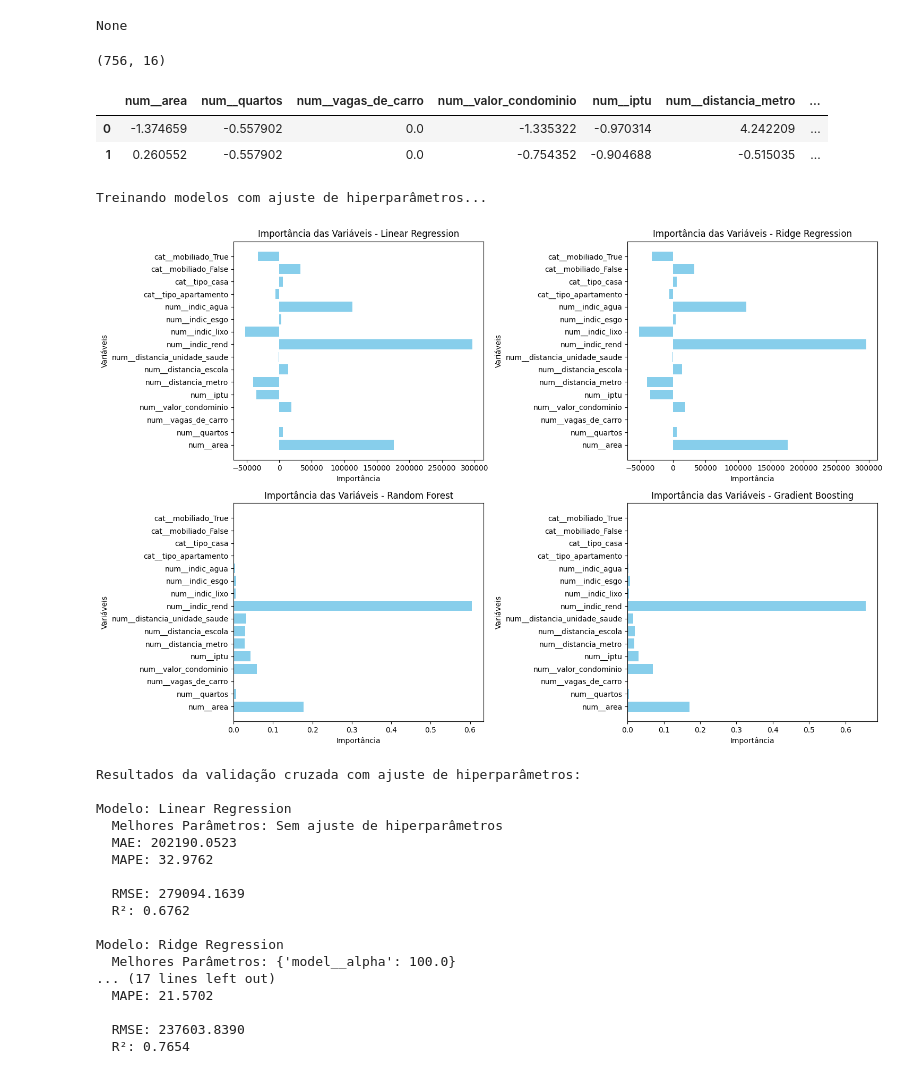
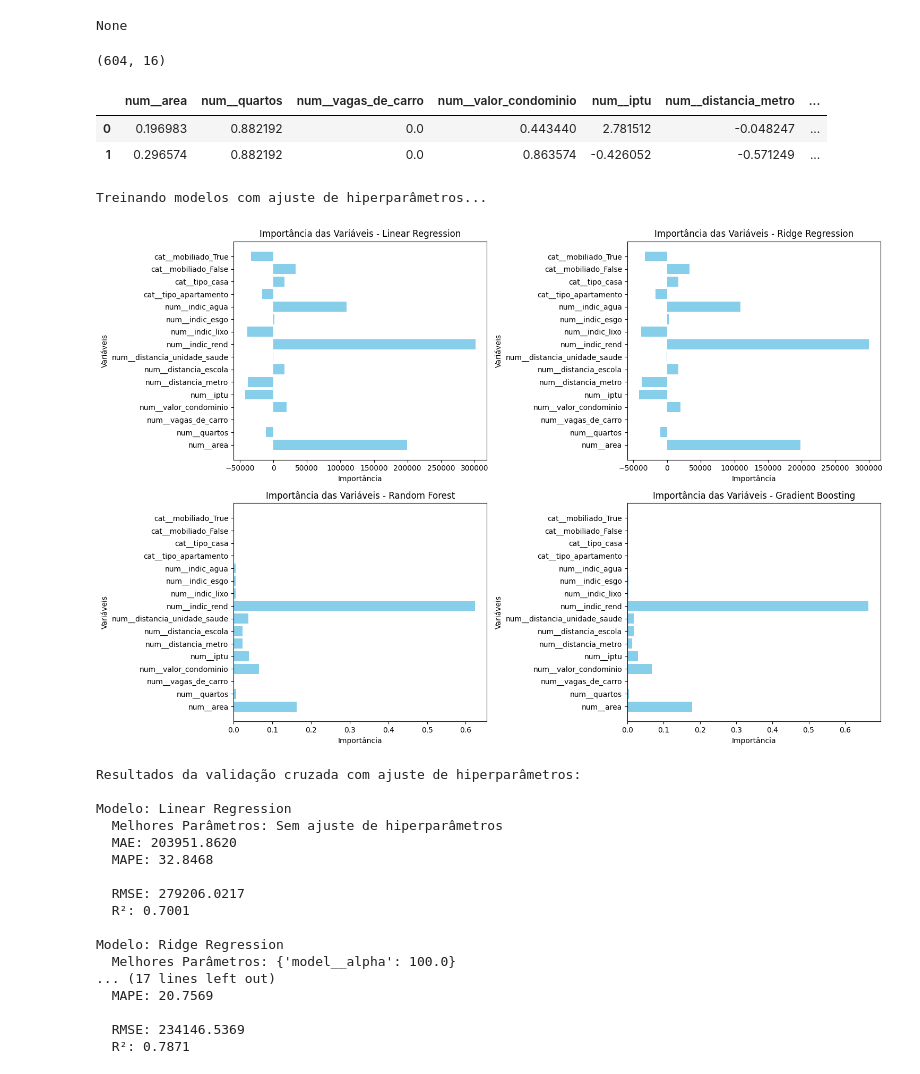
Before and after one commit to viniciusvianavieira/zap-imoveis-scraping-prediction, a Jupyter notebook: 4V - Predição-Zap-Imóveis-Vendas.ipynb, the cells around one changed output. Saved outputs shown, nothing was run; the diff lists cells and outputs as text; code cells hidden in the pictures.

```diff
--- a/4V - Predição-Zap-Imóveis-Vendas.ipynb
+++ b/4V - Predição-Zap-Imóveis-Vendas.ipynb
@@ -89,17 +89,20 @@ preprocessor = ColumnTransformer(
         ('cat', OneHotEncoder(handle_unknown='ignore'), colunas_categoricas + colunas_booleanas)
     ])
 
-X_scaled = preprocessor.fit_transform(X)
+# Aplicar o pré-processador nos dados de treino e teste
+X_train, X_test, y_train, y_test = train_test_split(X, y, test_size=0.2, random_state=42)
+X_train_scaled = preprocessor.fit_transform(X_train)
+X_test_scaled = preprocessor.fit_transform(X_test)
 # %%
-X_scaled_df = pd.DataFrame(X_scaled, columns=preprocessor.get_feature_names_out())
+X_train_scaled_df = pd.DataFrame(X_train_scaled, columns=preprocessor.get_feature_names_out())
 pd.set_option('display.max_columns', None)
-print(X_scaled_df.shape)
-display(X_scaled_df.head(2))
+print(X_train_scaled_df.shape)
+display(X_train_scaled_df.head(2))
 # %% [output]
-(756, 16)
+(604, 16)
 |  | num__area | num__quartos | num__vagas_de_carro | num__valor_condominio | num__iptu | num__distancia_metro | ... |
-| 0 | -1.374659 | -0.557902 | 0.0 | -1.335322 | -0.970314 | 4.242209 | ... |
-| 1 | 0.260552 | -0.557902 | 0.0 | -0.754352 | -0.904688 | -0.515035 | ... |
+| 0 | 0.196983 | 0.882192 | 0.0 | 0.443440 | 2.781512 | -0.048247 | ... |
+| 1 | 0.296574 | 0.882192 | 0.0 | 0.863574 | -0.426052 | -0.571249 | ... |
 # %%
 parametros = {
     "Linear Regression": {},  # Sem hiperparâmetros para ajustar
@@ -166,7 +169,7 @@ for nome, modelo in tqdm(modelos.items(), desc="Modelos treinados"):
             return_train_score=True
         )
         # Treinar o modelo
-        grid_search.fit(X_scaled, y)
+        grid_search.fit(X_train_scaled, y_train)
         lista_com_resultados.append({f"{modelo}" : grid_search.cv_results_})
 
         # Melhor modelo e desempenho
@@ -175,19 +178,20 @@ for nome, modelo in tqdm(modelos.items(), desc="Modelos treinados"):
         melhor_mae = -grid_search.best_score_  # Negativo porque usamos 'neg_mean_absolute_error'
     else:
         # Para modelos sem hiperparâmetros (como Linear Regression)
-        pipeline.fit(X_scaled, y)
+        pipeline.fit(X_train_scaled, y_train)
         melhor_modelo = pipeline
         melhor_params = "Sem ajuste de hiperparâmetros"
         melhor_mae = "Não aplicável"
 
     # Executar validação cruzada com o melhor modelo
     resultados_cv = cross_validate(
-        melhor_modelo, X_scaled, y, cv=5, scoring=scoring, return_train_score=False, n_jobs=-1
+        melhor_modelo, X_train_scaled, y_train, cv=5, scoring=scoring, return_train_score=False, n_jobs=-1
     )
 
     # Armazenar os resultados
     resultados_modelos[nome] = {
         'Melhores Parâmetros': melhor_params,
+        'Melhor Modelo': melhor_modelo,
         'MAE': -resultados_cv.get('test_MAE', np.array(0)).mean(),
         'MAPE': -resultados_cv.get('test_MAPE', np.array(0)).mean(),
         'RMSE': -resultados_cv.get('test_RMSE', np.array(0)).mean(),
@@ -206,39 +210,39 @@ num_linhas = (num_modelos + 1) // num_colunas  # Calculando as linhas para acomo
 
 # Criar a figura e os subgráficos
 plt.figure(figsize=(15, 5 * num_linhas))
 
 for i, (nome, modelo) in enumerate(modelos.items()):
     plt.subplot(num_linhas, num_colunas, i + 1)
 
-    modelo_treinado = modelo.fit(X_scaled_df, y)
+    modelo_treinado = modelo.fit(X_train_scaled_df, y_train)
 
     if nome in ["Linear Regression", "Ridge Regression"]:
         importancias = modelo_treinado.coef_
     elif nome in ["Random Forest", "Gradient Boosting"]:
         importancias = modelo_treinado.feature_importances_
     else:
         resultado_permutation = permutation_importance(
-            modelo_treinado, X_scaled_df, y, n_repeats=10, random_state=42
+            modelo_treinado, X_train_scaled_df, y_train, n_repeats=10, random_state=42
         )
         importancias = resultado_permutation.importances_mean
 
     # Verificar alinhamento das dimensões
-    if len(importancias) != len(X_scaled_df.columns):
+    if len(importancias) != len(X_train_scaled_df.columns):
         raise ValueError(
             f"Modelo {nome}: número de importâncias ({len(importancias)}) "
-            f"diferente do número de colunas em X ({len(X_scaled_df.columns)})."
+            f"diferente do número de colunas em X ({len(X_train_scaled_df.columns)})."
         )
 
     # Plotar a importância das variáveis
-    plt.barh(X_scaled_df.columns, importancias, color='skyblue')
+    plt.barh(X_train_scaled_df.columns, importancias, color='skyblue')
     plt.title(f'Importância das Variáveis - {nome}')
     plt.xlabel('Importância')
     plt.ylabel('Variáveis')
 
 plt.tight_layout()
 plt.show()
 # %% [output]
-[figure, old version]
+[figure, new version]
 # %%
 # Exibir os resultados
 print("Resultados da validação cruzada com ajuste de hiperparâmetros:\n")
@@ -281,16 +285,16 @@ Resultados da validação cruzada com ajuste de hiperparâmetros:
 
 Modelo: Linear Regression
   Melhores Parâmetros: Sem ajuste de hiperparâmetros
-  MAE: 202190.0523
-  MAPE: 32.9762
+  MAE: 203951.8620
+  MAPE: 32.8468
 
-  RMSE: 279094.1639
-  R²: 0.6762
+  RMSE: 279206.0217
+  R²: 0.7001
 
 Modelo: Ridge Regression
   Melhores Parâmetros: {'model__alpha': 100.0}
 ... (17 lines left out)
-  MAPE: 21.5702
+  MAPE: 20.7569
 
-  RMSE: 237603.8390
-  R²: 0.7654
+  RMSE: 234146.5369
+  R²: 0.7871
```
Also changed, not shown: parts of 5 cells of this notebook, 3 other files.
